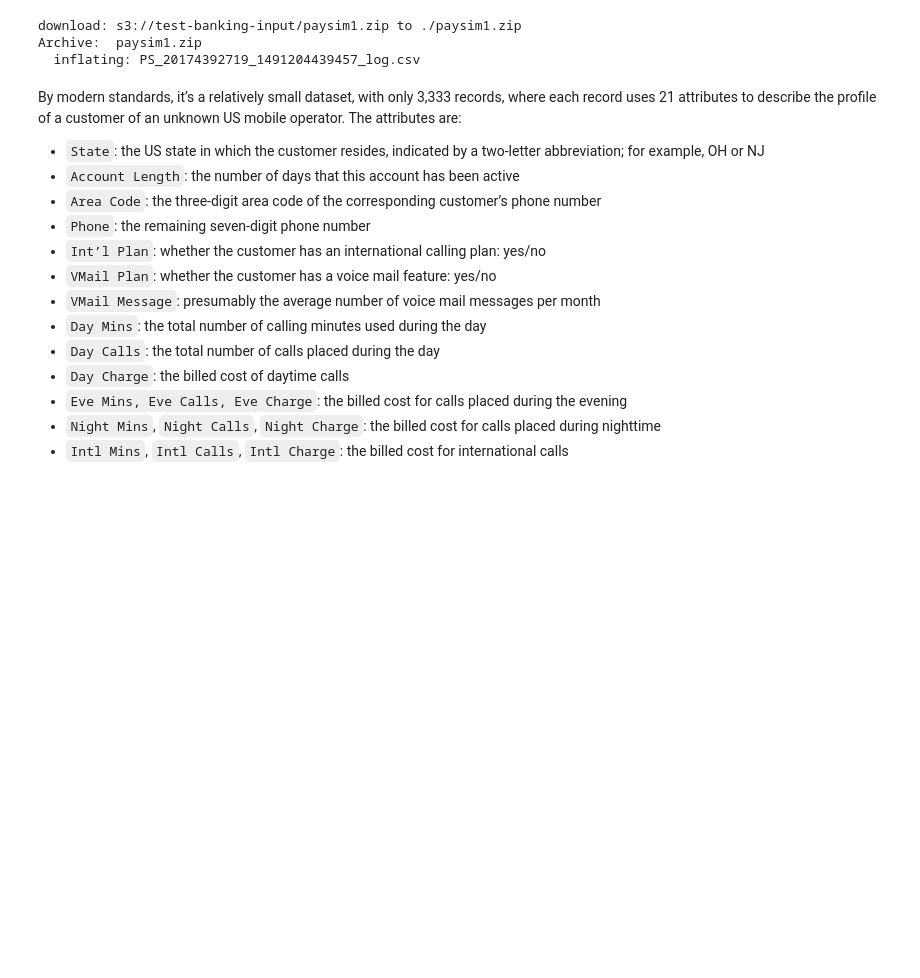
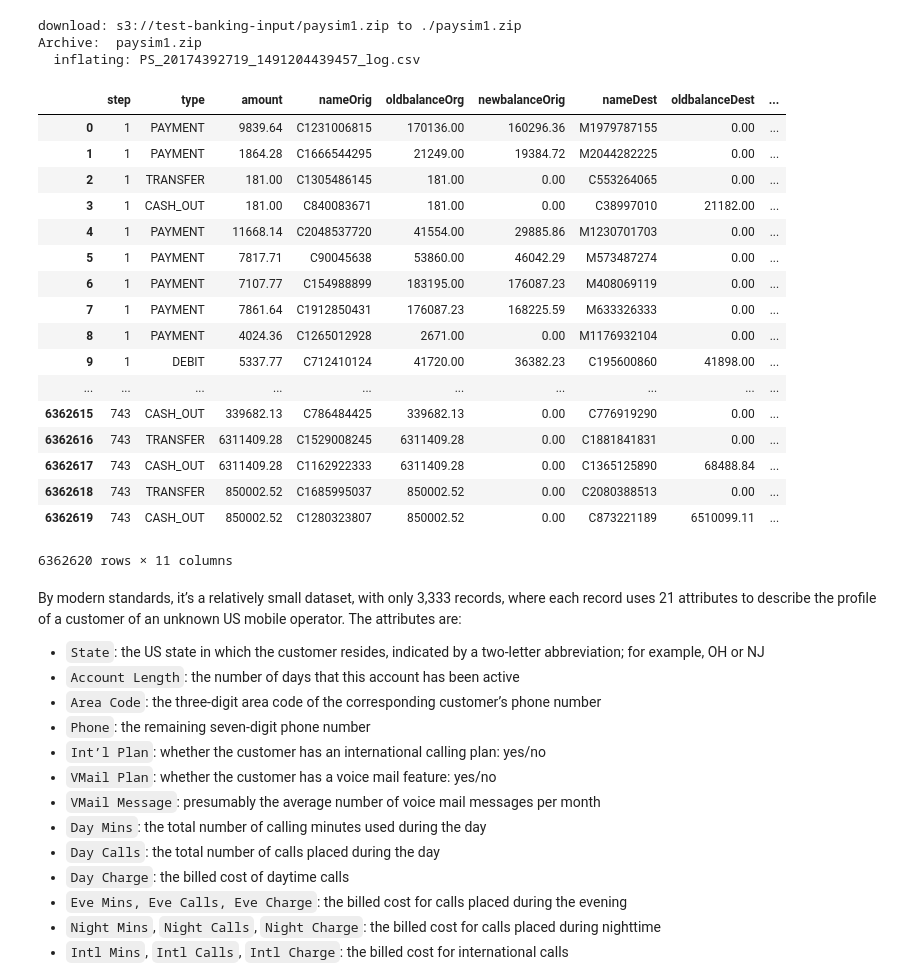
Before and after one commit to Koryon/banking-fraud-detection, a Jupyter notebook: xgboost_customer_churn.ipynb, the cells around one changed output. Cells and saved outputs as stored; diff of their text form; code cells hidden in the pictures; blank space fills up the shorter version.

```diff
--- a/xgboost_customer_churn.ipynb
+++ b/xgboost_customer_churn.ipynb
@@ -78,9 +78,28 @@ download: s3://test-banking-input/paysim1.zip to ./paysim1.zip
 Archive:  paysim1.zip
   inflating: PS_20174392719_1491204439457_log.csv
 # %%
-churn = df.read_csv('./Data sets/churn.txt')
+churn = pd.read_csv('./PS_20174392719_1491204439457_log.csv')
 pd.set_option('display.max_columns', 500)
 churn
+# %% [output]
+|  | step | type | amount | nameOrig | oldbalanceOrg | newbalanceOrig | nameDest | oldbalanceDest | ... |
+| 0 | 1 | PAYMENT | 9839.64 | C1231006815 | 170136.00 | 160296.36 | M1979787155 | 0.00 | ... |
+| 1 | 1 | PAYMENT | 1864.28 | C1666544295 | 21249.00 | 19384.72 | M2044282225 | 0.00 | ... |
+| 2 | 1 | TRANSFER | 181.00 | C1305486145 | 181.00 | 0.00 | C553264065 | 0.00 | ... |
+| 3 | 1 | CASH_OUT | 181.00 | C840083671 | 181.00 | 0.00 | C38997010 | 21182.00 | ... |
+| 4 | 1 | PAYMENT | 11668.14 | C2048537720 | 41554.00 | 29885.86 | M1230701703 | 0.00 | ... |
+| 5 | 1 | PAYMENT | 7817.71 | C90045638 | 53860.00 | 46042.29 | M573487274 | 0.00 | ... |
+| 6 | 1 | PAYMENT | 7107.77 | C154988899 | 183195.00 | 176087.23 | M408069119 | 0.00 | ... |
+| 7 | 1 | PAYMENT | 7861.64 | C1912850431 | 176087.23 | 168225.59 | M633326333 | 0.00 | ... |
+| 8 | 1 | PAYMENT | 4024.36 | C1265012928 | 2671.00 | 0.00 | M1176932104 | 0.00 | ... |
+| 9 | 1 | DEBIT | 5337.77 | C712410124 | 41720.00 | 36382.23 | C195600860 | 41898.00 | ... |
+| ... | ... | ... | ... | ... | ... | ... | ... | ... | ... |
+| 6362615 | 743 | CASH_OUT | 339682.13 | C786484425 | 339682.13 | 0.00 | C776919290 | 0.00 | ... |
+| 6362616 | 743 | TRANSFER | 6311409.28 | C1529008245 | 6311409.28 | 0.00 | C1881841831 | 0.00 | ... |
+| 6362617 | 743 | CASH_OUT | 6311409.28 | C1162922333 | 6311409.28 | 0.00 | C1365125890 | 68488.84 | ... |
+| 6362618 | 743 | TRANSFER | 850002.52 | C1685995037 | 850002.52 | 0.00 | C2080388513 | 0.00 | ... |
+| 6362619 | 743 | CASH_OUT | 850002.52 | C1280323807 | 850002.52 | 0.00 | C873221189 | 6510099.11 | ... |
+6362620 rows × 11 columns
 # %% [markdown]
 By modern standards, it’s a relatively small dataset, with only 3,333 records, where each record uses 21 attributes to describe the profile of a customer of an unknown US mobile operator. The attributes are:
 
```
Also changed, not shown: parts of 1 cell of this notebook.
